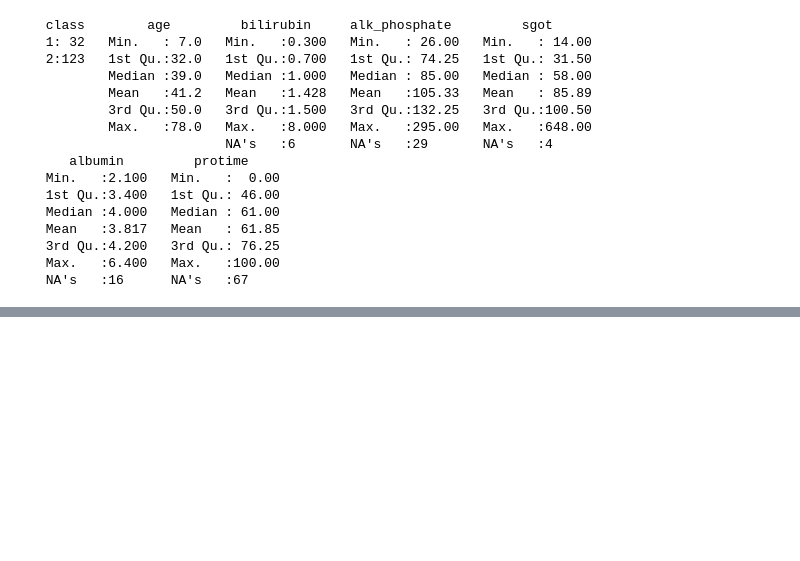
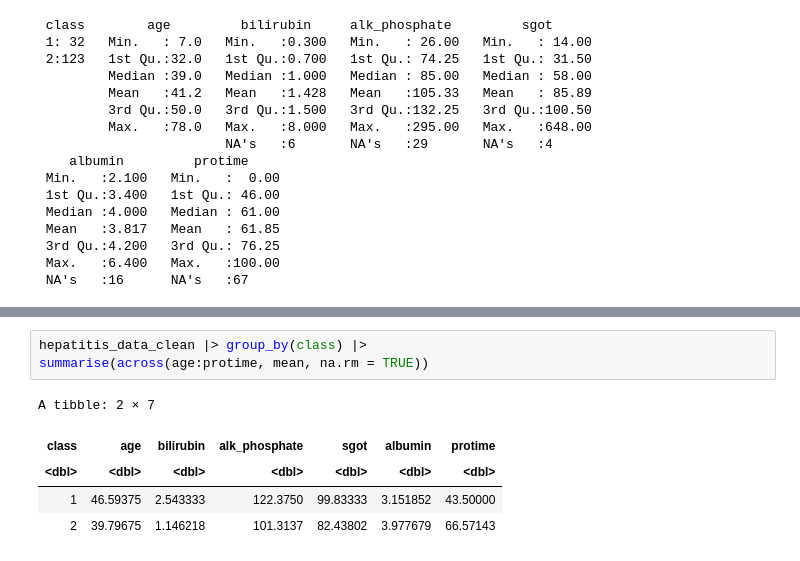
Before and after one commit to PedroMMHernandes/GroupProject_DSCI, a Jupyter notebook: exploratory analysis.ipynb, the cells around one changed output, grey strips where cells are left out. Drawn from its saved outputs; the diff is of its cells as text; blank space fills up the shorter version.

```diff
--- a/exploratory analysis.ipynb
+++ b/exploratory analysis.ipynb
@@ -83,0 +93,9 @@ summary(hepatitis_data_2)
+# %%
+hepatitis_data_clean |> group_by(class) |>
+summarise(across(age:protime, mean, na.rm = TRUE))
+# %% [output]
+A tibble: 2 × 7
+| class | age | bilirubin | alk_phosphate | sgot | albumin | protime |
+| <dbl> | <dbl> | <dbl> | <dbl> | <dbl> | <dbl> | <dbl> |
+| 1 | 46.59375 | 2.543333 | 122.3750 | 99.83333 | 3.151852 | 43.50000 |
+| 2 | 39.79675 | 1.146218 | 101.3137 | 82.43802 | 3.977679 | 66.57143 |
```
Also changed, not shown: parts of 11 cells of this notebook.
